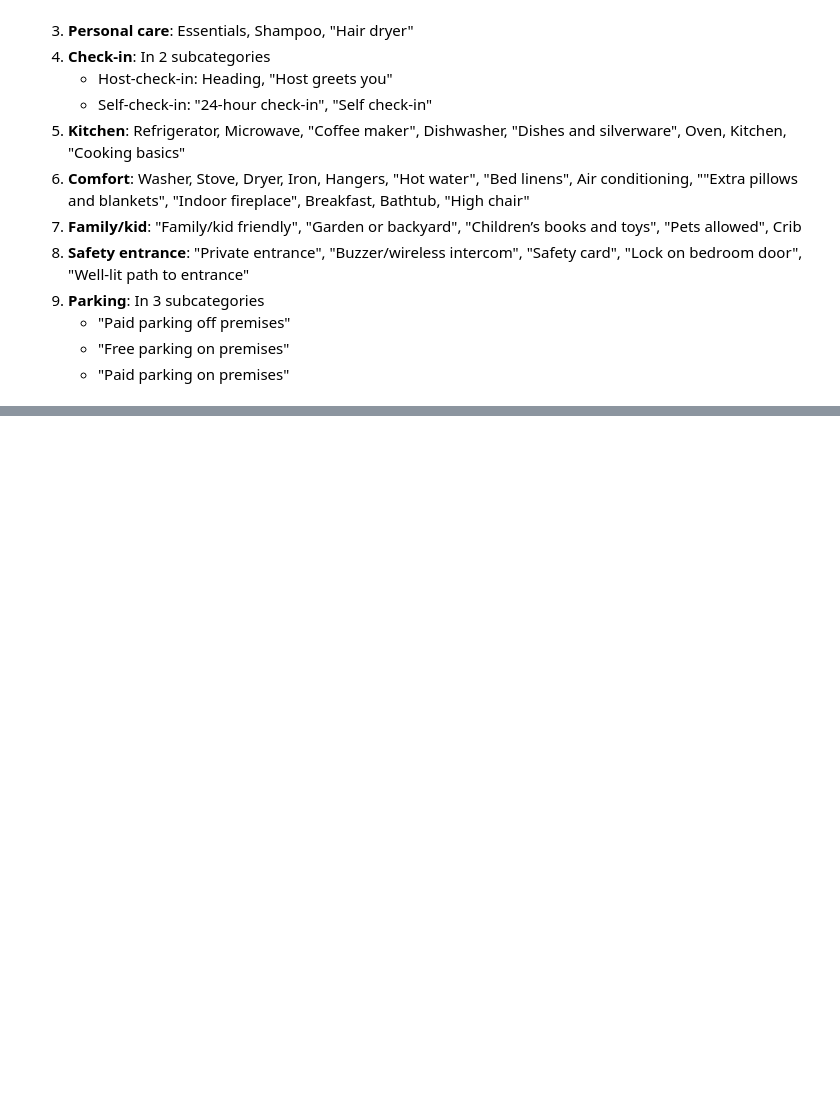
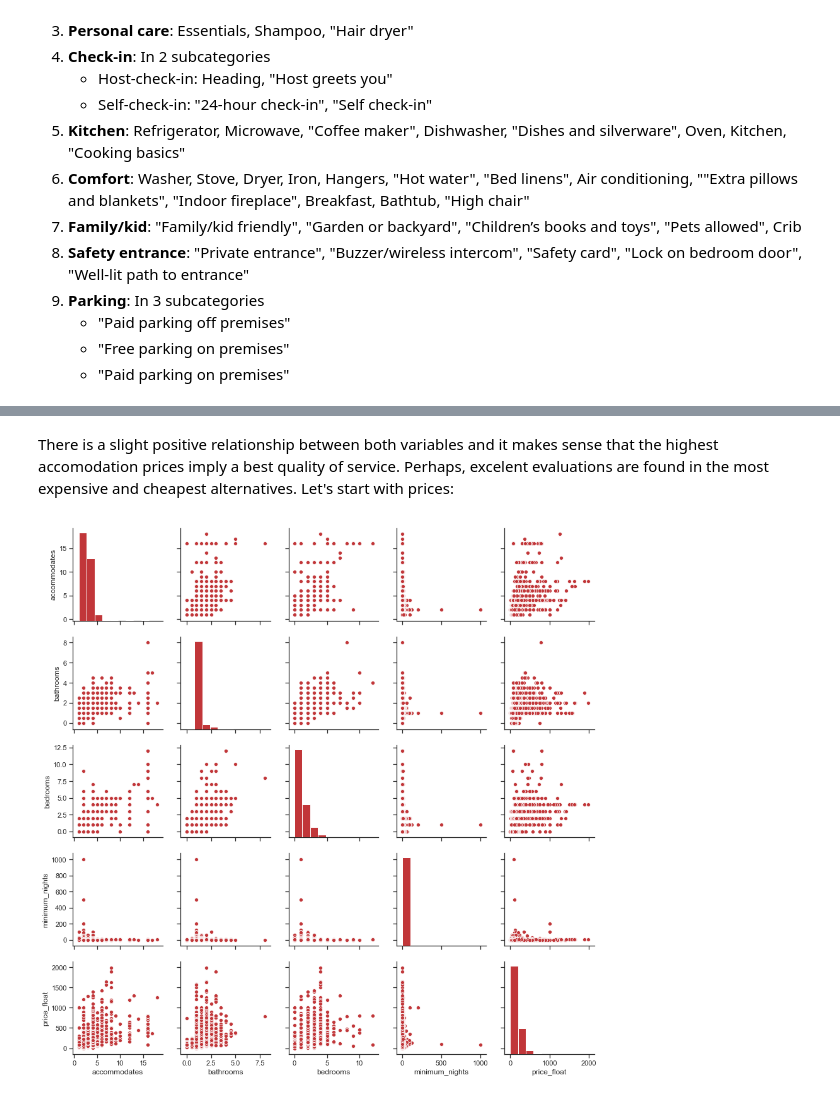
Before and after one commit to Daesparz/airbnb_amsterdam, a Jupyter notebook: Data_analysis/in-depth_analysis_predictive_modeling.ipynb, the cells around one changed output, grey strips where cells are left out. Cells and saved outputs as stored; diff of their text form; code cells hidden in the pictures; blank space fills up the shorter version.

```diff
--- a/Data_analysis/in-depth_analysis_predictive_modeling.ipynb
+++ b/Data_analysis/in-depth_analysis_predictive_modeling.ipynb
@@ -327,0 +476,7 @@ df_training.head()
+# %% [markdown]
+There is a slight positive relationship between both variables and it makes sense that the highest accomodation prices imply a best quality of service. Perhaps, excelent evaluations are found in the most expensive and cheapest alternatives. Let's start with prices:
+# %%
+_ = sns.set(style="ticks", palette='RdBu', color_codes=True)
+_ = sns.pairplot(df_training_noOutliers, vars=['accommodates', 'bathrooms', 'bedrooms', 'minimum_nights', 'price_float'])
+# %% [output]
+[figure, added]
```
Also changed, not shown: parts of 37 cells of this notebook.
